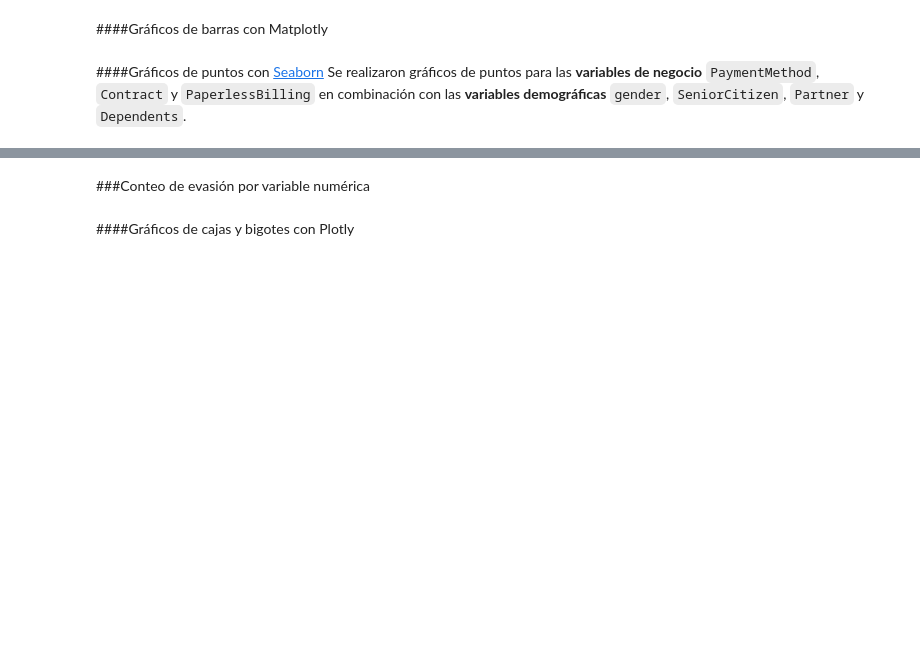
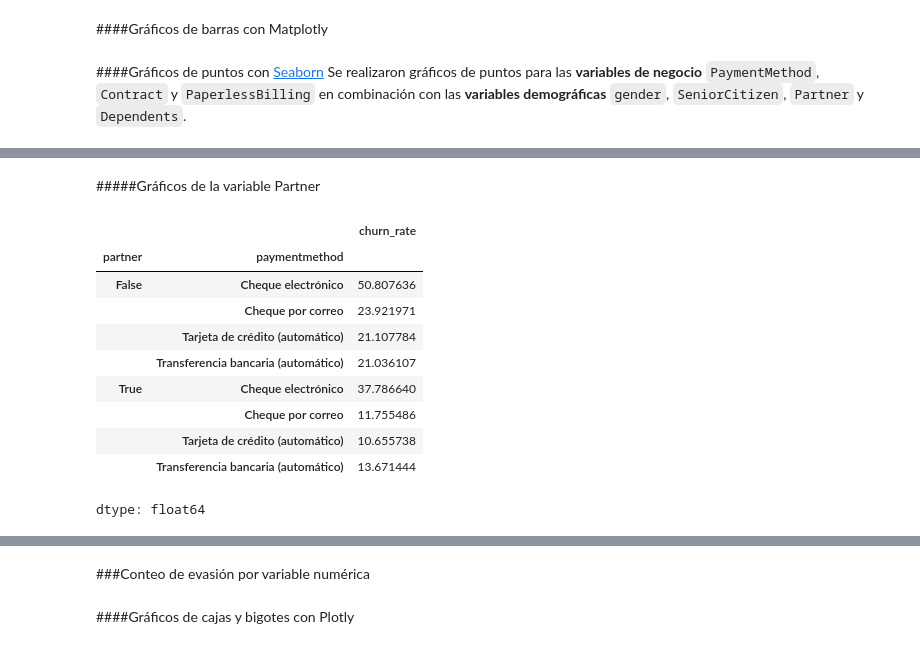
Before and after one commit to JLuceroVasquez/challenge-telecom-x-latam, a Jupyter notebook: TelecomX_LATAM.ipynb, the cells around one changed output, grey strips where cells are left out. Cells and saved outputs as stored; diff of their text form; code cells hidden in the pictures; blank space fills up the shorter version.

```diff
--- a/TelecomX_LATAM.ipynb
+++ b/TelecomX_LATAM.ipynb
@@ -423,0 +631,21 @@ Se realizaron gráficos de puntos para las **variables de negocio** `PaymentMeth
+# %% [markdown]
+#####Gráficos de la variable Partner
+# %%
+#Dataframe agrupado: partner, paymentmethod vs probabilidad churn.
+groupedserie_partner_pm = df_plano.groupby(by=['partner','paymentmethod','churn']).size()
+unstackdf_partner_pm = groupedserie_partner_pm.unstack(level='churn', fill_value=0)
+percentdf_partner_pm = (unstackdf_partner_pm['Si']/unstackdf_partner_pm.sum(axis=1))*100
+percentdf_partner_pm.name = 'churn_rate'
+percentdf_partner_pm
+# %% [output]
+|  |  | churn_rate |
+| partner | paymentmethod |  |
+| False | Cheque electrónico | 50.807636 |
+|  | Cheque por correo | 23.921971 |
+|  | Tarjeta de crédito (automático) | 21.107784 |
+|  | Transferencia bancaria (automático) | 21.036107 |
+| True | Cheque electrónico | 37.786640 |
+|  | Cheque por correo | 11.755486 |
+|  | Tarjeta de crédito (automático) | 10.655738 |
+|  | Transferencia bancaria (automático) | 13.671444 |
+dtype: float64
```
Also changed, not shown: parts of 32 cells of this notebook.
